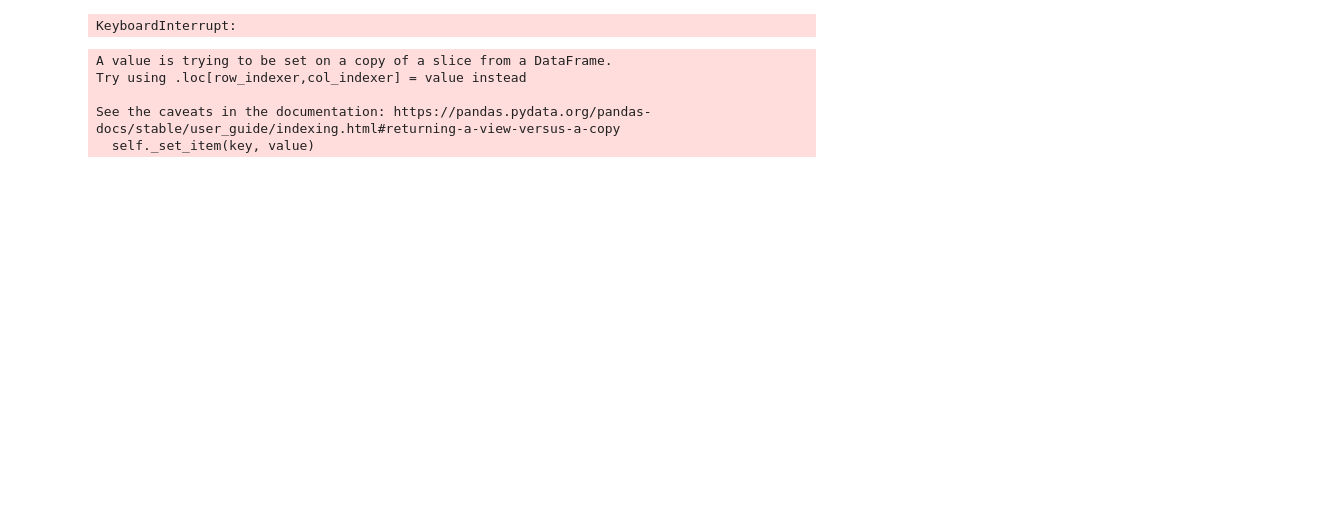
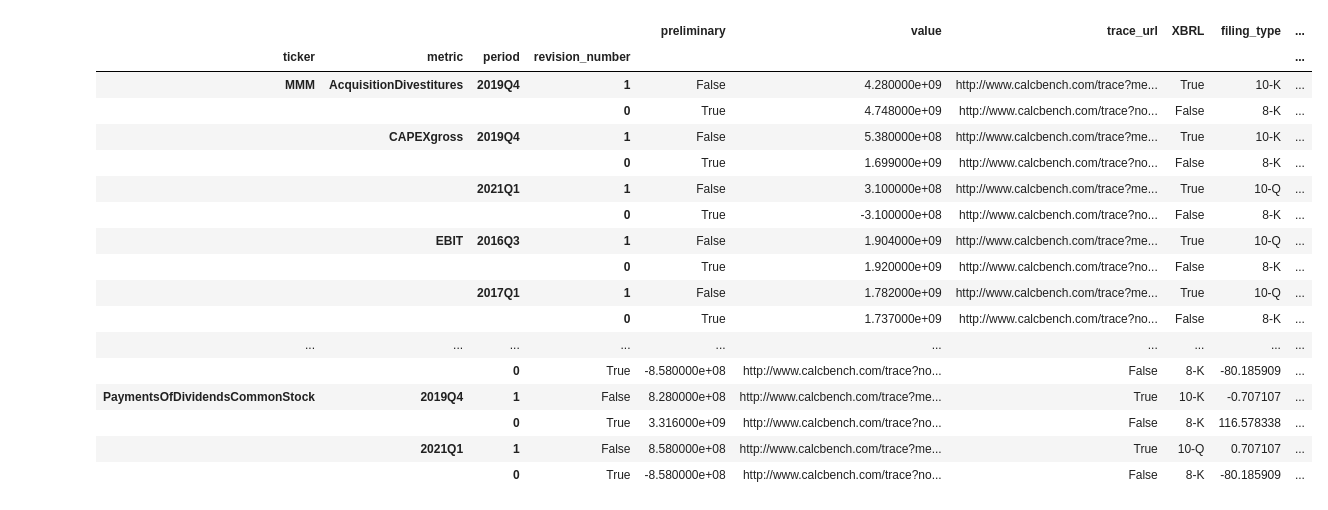
Before and after one commit to calcbench/notebooks, a Jupyter notebook: earnings_release_qa.ipynb, the cells around one changed output. Saved outputs shown, nothing was run; the diff lists cells and outputs as text; code cells hidden in the pictures; blank space fills up the shorter version.

Commit message:
adding z-score

```diff
--- a/earnings_release_qa.ipynb
+++ b/earnings_release_qa.ipynb
@@ -87,7 +81,7 @@ def preliminary_and_revision(group: pd.DataFrame) -> bool:
     Does this group have a preliminary line and an XBRL line?
     """
     unconfirmed_preliminary = group[group.preliminary & ~group.XBRL].shape[0]
-    revisions = group.revision_number > 0
+    revisions = group.index.get_level_values("revision_number") > 0
     XBRL_revision = group[group.XBRL & revisions].shape[0]
     return bool(unconfirmed_preliminary and XBRL_revision)
 # %%
@@ -100,15 +94,16 @@ ERROR_TYPE_TO_BOOL = {
     0: 0,
 }
 # %%
-def error_type(g):
+def error_type(g: pd.DataFrame):
+    '''
+    g is single period/metric group
+    '''
     preliminary_row = g[g.preliminary].iloc[0]
     preliminary_value = preliminary_row.value
     XBRL_value = g[~g.preliminary].iloc[0].value
     preliminary_decimal = Decimal(preliminary_value).normalize().as_tuple()
     XBRL_decimal = Decimal(XBRL_value).normalize().as_tuple()
-    diff = (preliminary_value - XBRL_value) / XBRL_value
     d = pd.DataFrame(g)
-    d["diff"] = diff
     if preliminary_decimal.digits == XBRL_decimal.digits:
         if preliminary_decimal.exponent == XBRL_decimal.exponent:
             break_type = "sign"
@@ -121,11 +116,4 @@ def error_type(g):
     else:
         break_type = "unknown"
     d["break_type"] = break_type
-    g[g.preliminary]["error"] = break_type
     return d
-# %%
-groups_with_preliminary_and_revision = data.groupby(data.index).filter(
-    preliminary_and_revision
-)
-# %% [output]
-KeyboardInterrupt:
@@ -135,0 +120,42 @@ all_breaks = groups_with_preliminary_and_revision.groupby(
+# %%
+def z_score(g: pd.DataFrame):
+    """
+    How different from the preceding XBRL values is the preliminary value?
+    """
+    # print(g)
+    XBRL_values = g[g.XBRL].value
+    return (g.value - XBRL_values.mean()) / XBRL_values.std()
+# %%
+all_breaks = pd.DataFrame()
+for ticker in tqdm(data.index.get_level_values("ticker").unique()[:3]):
+    data = data[data.index.get_level_values("ticker") == ticker]
+    data = data.groupby(["metric", "period"]).filter(preliminary_and_revision)
+    '''
+    data["preliminary_z_score"] = data.groupby(
+        level="metric", as_index=False, group_keys=False
+    ).apply(z_score)
+'''
+    data = data.groupby(level=['ticker', 'metric', 'period']).progress_apply(error_type)
+    all_breaks = all_breaks.append(data)
+all_breaks.replace([np.inf, -np.inf], np.nan, inplace=True)
+# %%
+all_breaks
+# %% [output]
+|  |  |  |  | preliminary | value | trace_url | XBRL | filing_type | ... |
+| ticker | metric | period | revision_number |  |  |  |  |  | ... |
+| MMM | AcquisitionDivestitures | 2019Q4 | 1 | False | 4.280000e+09 | http://www.calcbench.com/trace?me... | True | 10-K | ... |
+|  |  |  | 0 | True | 4.748000e+09 | http://www.calcbench.com/trace?no... | False | 8-K | ... |
+|  | CAPEXgross | 2019Q4 | 1 | False | 5.380000e+08 | http://www.calcbench.com/trace?me... | True | 10-K | ... |
+|  |  |  | 0 | True | 1.699000e+09 | http://www.calcbench.com/trace?no... | False | 8-K | ... |
+|  |  | 2021Q1 | 1 | False | 3.100000e+08 | http://www.calcbench.com/trace?me... | True | 10-Q | ... |
+|  |  |  | 0 | True | -3.100000e+08 | http://www.calcbench.com/trace?no... | False | 8-K | ... |
+|  | EBIT | 2016Q3 | 1 | False | 1.904000e+09 | http://www.calcbench.com/trace?me... | True | 10-Q | ... |
+|  |  |  | 0 | True | 1.920000e+09 | http://www.calcbench.com/trace?no... | False | 8-K | ... |
+|  |  | 2017Q1 | 1 | False | 1.782000e+09 | http://www.calcbench.com/trace?me... | True | 10-Q | ... |
+|  |  |  | 0 | True | 1.737000e+09 | http://www.calcbench.com/trace?no... | False | 8-K | ... |
+| ... | ... | ... | ... | ... | ... | ... | ... | ... | ... |
+|  |  | 0 | True | -8.580000e+08 | http://www.calcbench.com/trace?no... | False | 8-K | -80.185909 | ... |
+| PaymentsOfDividendsCommonStock | 2019Q4 | 1 | False | 8.280000e+08 | http://www.calcbench.com/trace?me... | True | 10-K | -0.707107 | ... |
+|  |  | 0 | True | 3.316000e+09 | http://www.calcbench.com/trace?no... | False | 8-K | 116.578338 | ... |
+|  | 2021Q1 | 1 | False | 8.580000e+08 | http://www.calcbench.com/trace?me... | True | 10-Q | 0.707107 | ... |
+|  |  | 0 | True | -8.580000e+08 | http://www.calcbench.com/trace?no... | False | 8-K | -80.185909 | ... |
@@ -146,14 +174,11 @@ preliminary_with_break_type = data[data.preliminary].merge(
     right_index=True,
 )
 # %%
-one_hot_columns = ["ticker", "metric"]
-X = preliminary_with_break_type[["previous_error", "diff_from_previous"]]
+one_hot_columns = []  # ["ticker", "metric"]
+X = preliminary_with_break_type[["previous_error"]]
+X["diff_from_previous"] = pd.qcut(
+    preliminary_with_break_type["diff_from_previous"], 10, labels=False
+)
 X["previous_error"] = X["previous_error"].fillna(0).map(ERROR_TYPE_TO_BOOL)
 for column in one_hot_columns:
     X[column] = X.index.get_level_values(column).factorize()[0]
-# %% [output]
-A value is trying to be set on a copy of a slice from a DataFrame.
-Try using .loc[row_indexer,col_indexer] = value instead
-
-See the caveats in the documentation: https://pandas.pydata.org/pandas-docs/stable/user_guide/indexing.html#returning-a-view-versus-a-copy
-  self._set_item(key, value)
```
Also changed, not shown: parts of 11 cells of this notebook.
